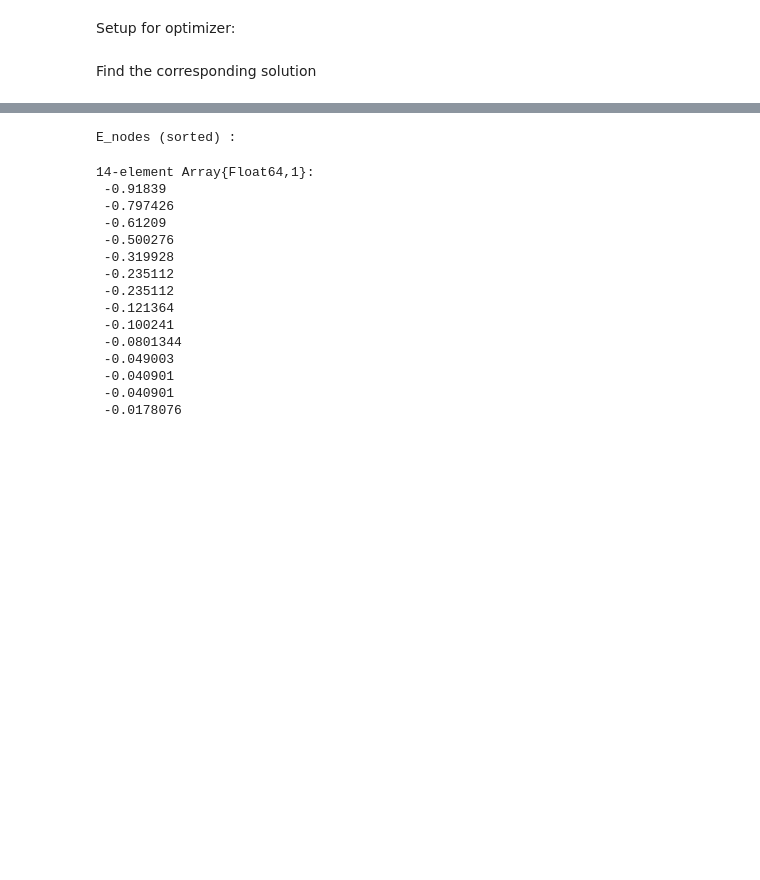
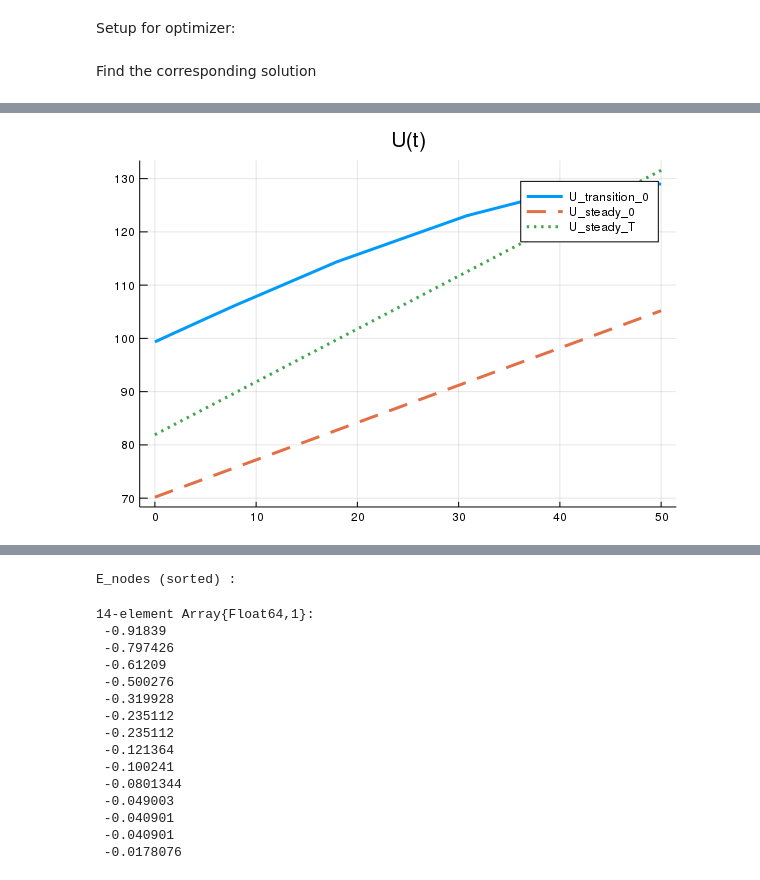
Before and after one commit to jlperla/PerlaTonettiWaugh.jl, a Jupyter notebook: solve-transition.ipynb, the cells around one changed output, grey strips where cells are left out. Cells and saved outputs as stored; diff of their text form; code cells hidden in the pictures; blank space fills up the shorter version.

```diff
--- a/solve-transition.ipynb
+++ b/solve-transition.ipynb
@@ -99,0 +180,7 @@ E_nodes = result.E_nodes;
+# %%
+plot(solved.t,
+    [solved.U, stationary_sol_0.U_bar, stationary_sol.U_bar],
+    label = ["U_transition_0", "U_steady_0", "U_steady_T"] ,
+    title = "U(t)", linestyle = :auto, lw = 3)
+# %% [output]
+[figure, added]
```
Also changed, not shown: parts of 39 cells of this notebook, 3 other files.
